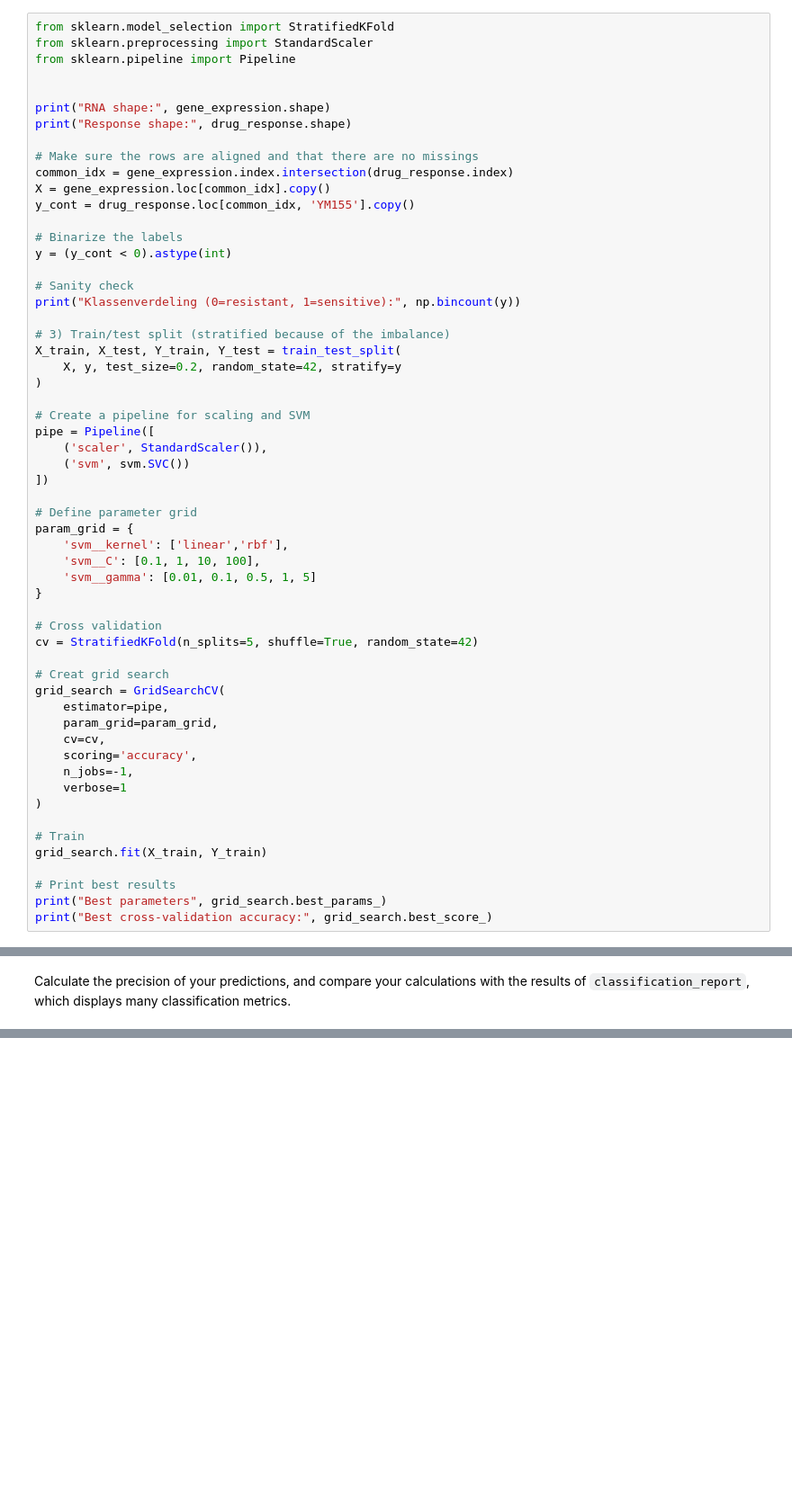
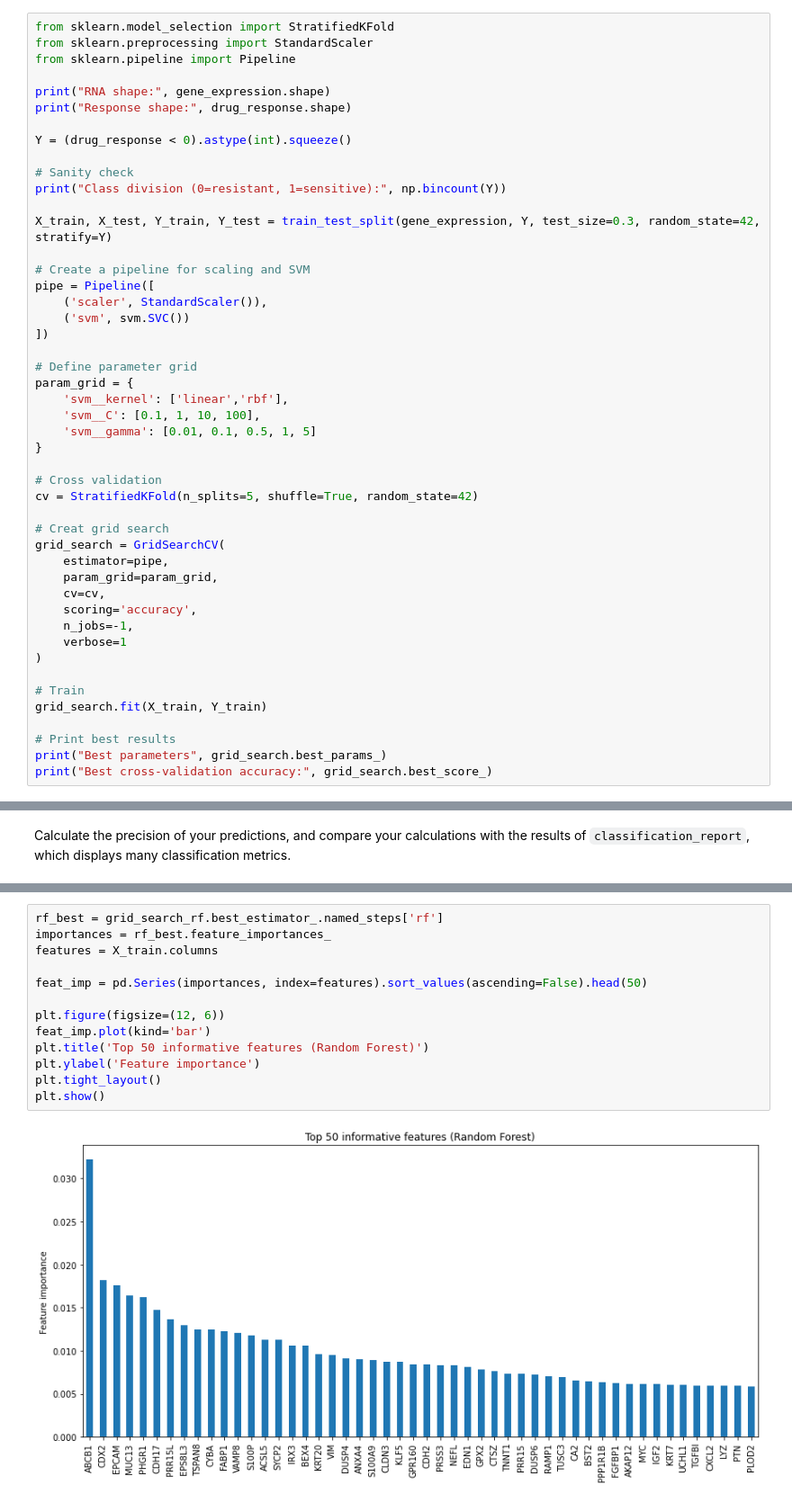
Before and after one commit to Hugo-tS/8dm50-machine-learning, a Jupyter notebook: practicals/Tijmen/Week 6/week_6.ipynb, the cells around one changed output, grey strips where cells are left out. Shown: that part at 90% size. Cells and saved outputs as stored; diff of their text form; blank space fills up the shorter version.

```diff
--- a/practicals/Tijmen/Week 6/week_6.ipynb
+++ b/practicals/Tijmen/Week 6/week_6.ipynb
@@ -210,25 +210,15 @@ from sklearn.model_selection import StratifiedKFold
 from sklearn.preprocessing import StandardScaler
 from sklearn.pipeline import Pipeline
 
-
 print("RNA shape:", gene_expression.shape)
 print("Response shape:", drug_response.shape)
 
-# Make sure the rows are aligned and that there are no missings
-common_idx = gene_expression.index.intersection(drug_response.index)
-X = gene_expression.loc[common_idx].copy()
-y_cont = drug_response.loc[common_idx, 'YM155'].copy()
-
-# Binarize the labels
-y = (y_cont < 0).astype(int)
+Y = (drug_response < 0).astype(int).squeeze()
 
 # Sanity check
-print("Klassenverdeling (0=resistant, 1=sensitive):", np.bincount(y))
+print("Class division (0=resistant, 1=sensitive):", np.bincount(Y))
 
-# 3) Train/test split (stratified because of the imbalance)
-X_train, X_test, Y_train, Y_test = train_test_split(
-    X, y, test_size=0.2, random_state=42, stratify=y
-)
+X_train, X_test, Y_train, Y_test = train_test_split(gene_expression, Y, test_size=0.3, random_state=42, stratify=Y)
 
 # Create a pipeline for scaling and SVM
 pipe = Pipeline([
@@ -302 +350,16 @@ weighted avg       0.89      0.87      0.84        30
+# %%
+rf_best = grid_search_rf.best_estimator_.named_steps['rf']
+importances = rf_best.feature_importances_
+features = X_train.columns
+
+feat_imp = pd.Series(importances, index=features).sort_values(ascending=False).head(50)
+
+plt.figure(figsize=(12, 6))
+feat_imp.plot(kind='bar')
+plt.title('Top 50 informative features (Random Forest)')
+plt.ylabel('Feature importance')
+plt.tight_layout()
+plt.show()
+# %% [output]
+[figure, added]
 # %% [markdown]
```
Also changed, not shown: parts of 8 cells of this notebook.
